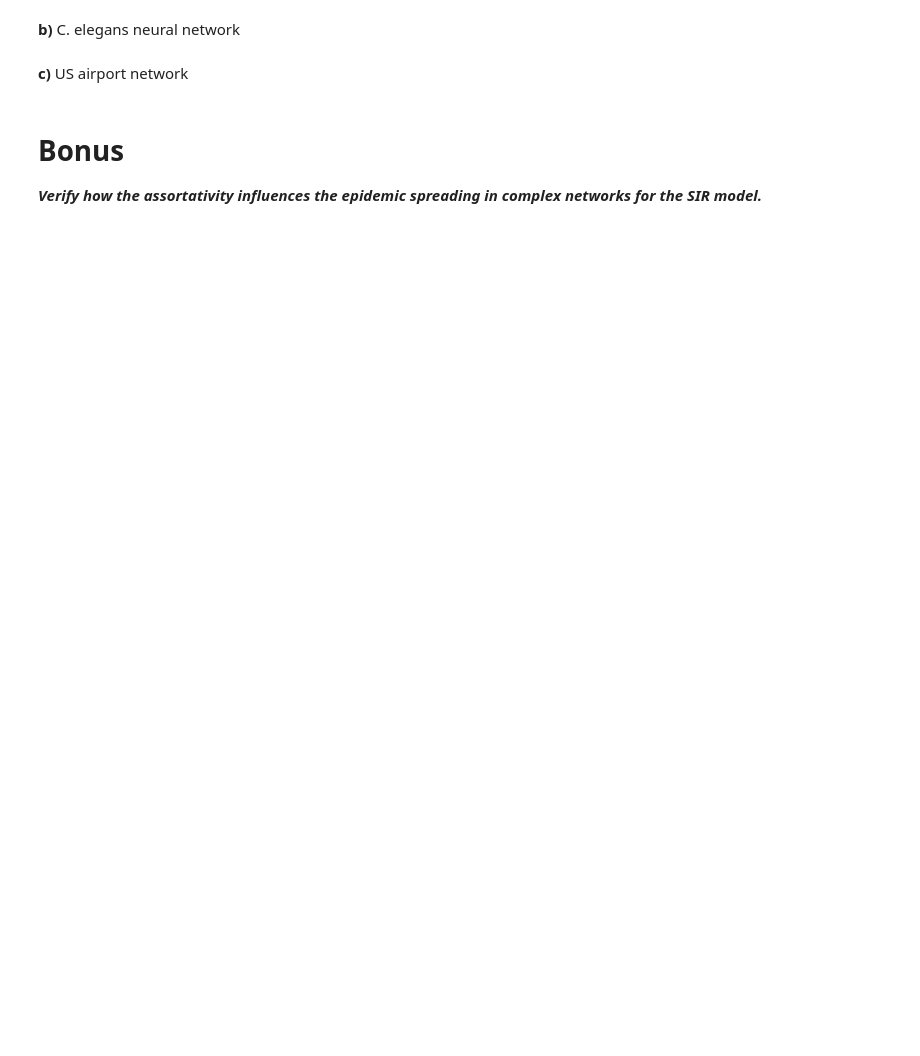
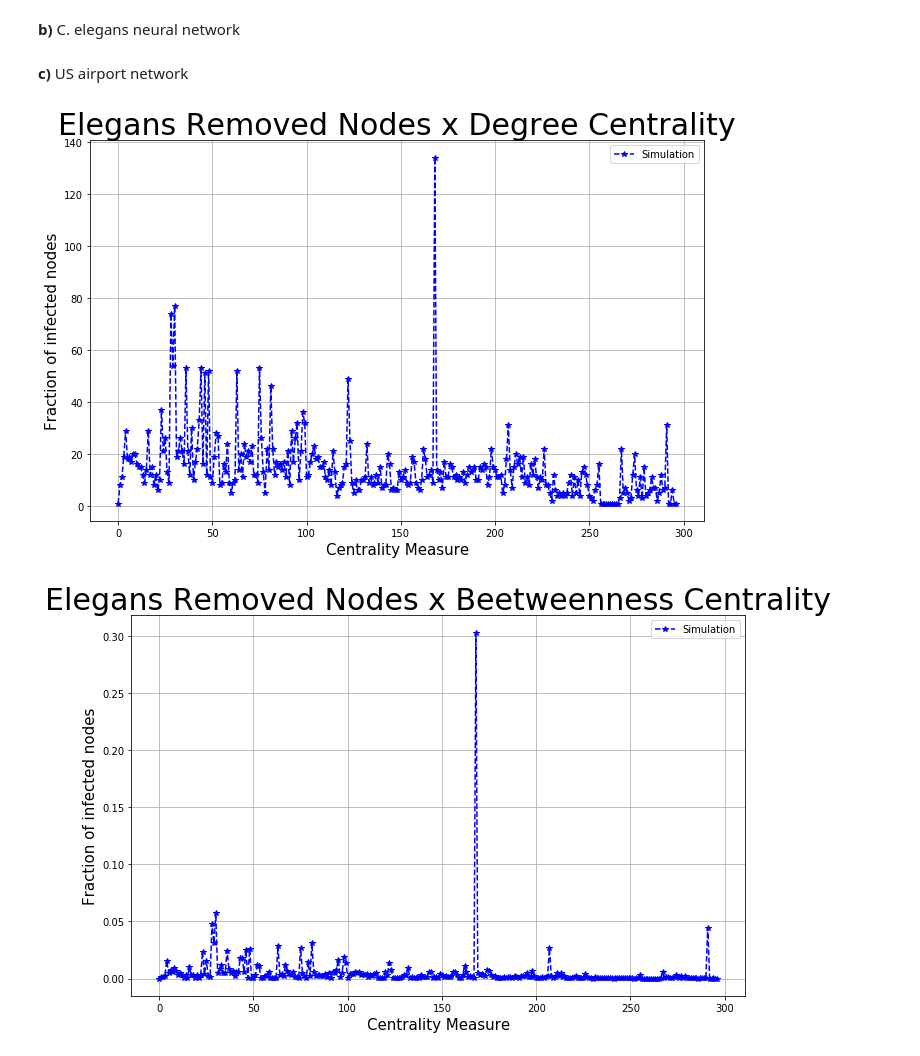
Before and after one commit to illiamw/Redes-Complexas, a Jupyter notebook: Projeto4/Projeto4.ipynb, the cells around one changed output. Drawn from its saved outputs; the diff is of its cells as text; code cells hidden in the pictures; blank space fills up the shorter version.

```diff
--- a/Projeto4/Projeto4.ipynb
+++ b/Projeto4/Projeto4.ipynb
@@ -837,9 +1007,14 @@ def SIS(G, mu=1, Tmax = 20):
 # %% [markdown]
 **b)** C. elegans neural network
+# %%
+elegans = nx.Graph()
+elegans = nx.read_weighted_edgelist("/home/clayton/Downloads/Redes-Complexas-master/Projeto4/datas/celegansneural.mtx", nodetype=int,comments  = "%")
+elegans = nx.Graph(elegans)
+elegans = elegans.to_undirected()
+elegans = nx.convert_node_labels_to_integers(elegans, first_label=0)
+elegans.remove_edges_from(nx.selfloop_edges(elegans))
+
+vk_elegans,B_elegans,CLC_elegans,EC_elegans,KC_elegans,RW_elegans,CC_elegans = calc(elegans)
+lbda_elegans, rho_elegans  = SIR(elegans)
 # %% [markdown]
 **c)** US airport network
-# %% [markdown]
-# **Bonus**
-
-***Verify how the assortativity influences the epidemic
-spreading in complex networks for the SIR model.***
@@ -845,0 +1029,11 @@ spreading in complex networks for the SIR model.***
+# %%
+plot_rmnodes_measure(elegans,vk_elegans,'Elegans Removed Nodes x Degree Centrality')
+plot_rmnodes_measure(elegans,B_elegans,'Elegans Removed Nodes x Beetweenness Centrality')
+plot_rmnodes_measure(elegans,CLC_elegans,'Elegans Removed Nodes x Closeness Centrality')
+plot_rmnodes_measure(elegans,EC_elegans,'Elegans Removed Nodes x Eigenvector Centrality')
+plot_rmnodes_measure(elegans,RW_elegans,'Elegans Removed Nodes x Accessibility Centrality')
+plot_rmnodes_measure(elegans,KC_elegans,'Elegans Removed Nodes x K-Core Centrality')
+plot_rmnodes_measure(elegans,CC_elegans,'Elegans Removed Nodes x Communicability Centrality')
+# %% [output]
+[figure, added]
+[figure, added]
```
Also changed, not shown: parts of 19 cells of this notebook.
